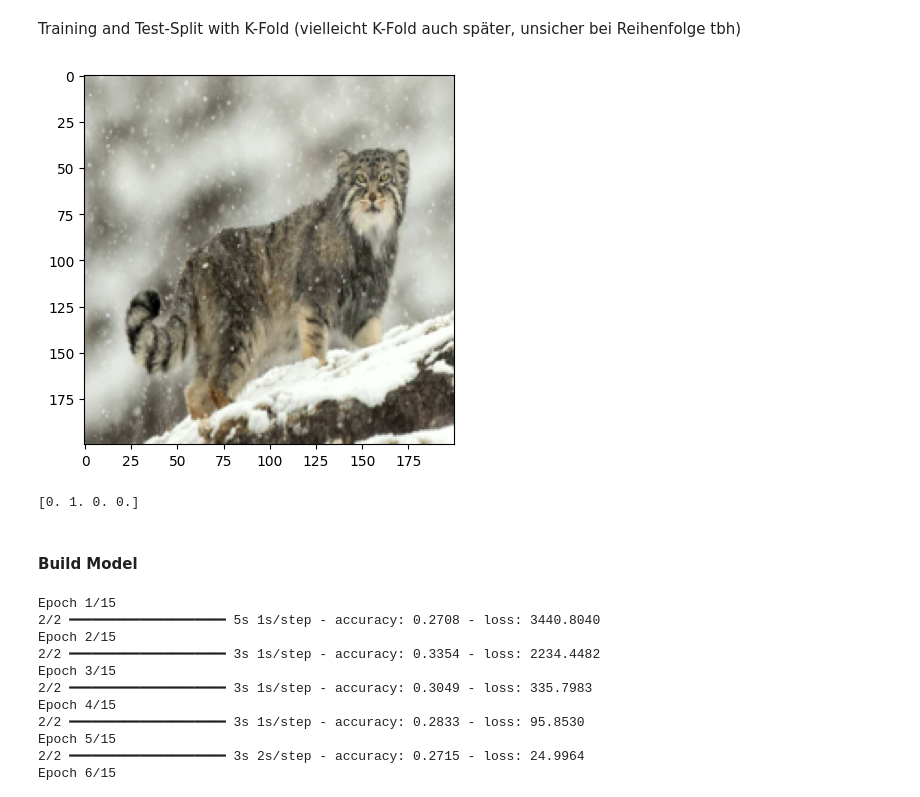
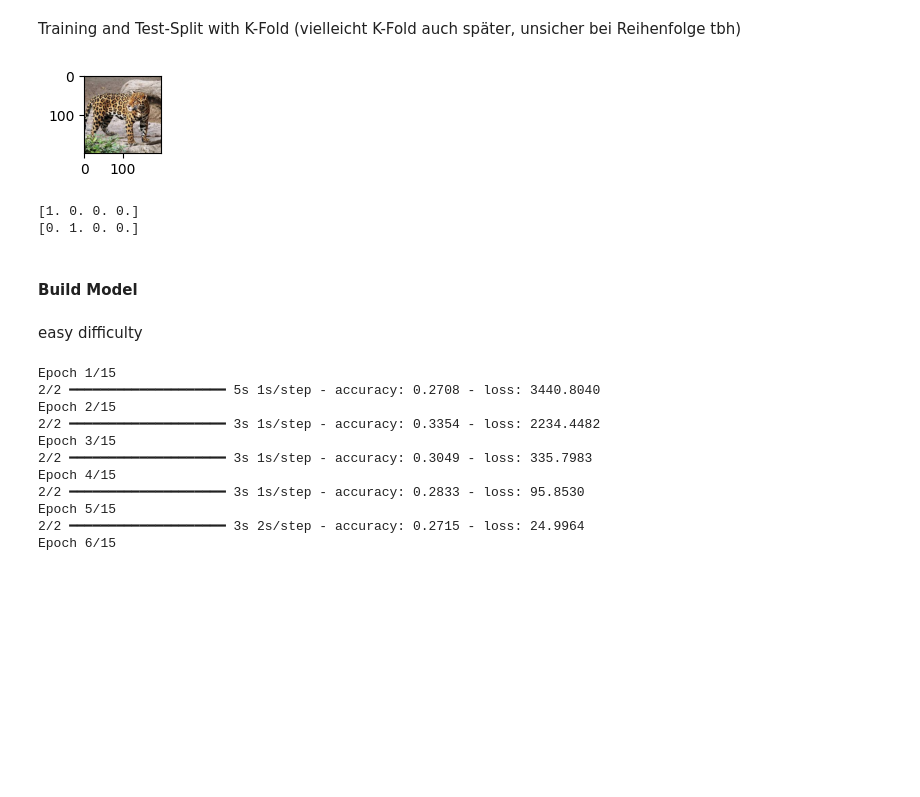
Before and after one commit to D0dizzle/Machine-and-Deep-Learning, a Jupyter notebook: Prüfung.ipynb, the cells around one changed output. Saved outputs shown, nothing was run; the diff lists cells and outputs as text; code cells hidden in the pictures; blank space fills up the shorter version.

Commit message:
Kleine Änderungen zur Difficulty

```diff
--- a/Prüfung.ipynb
+++ b/Prüfung.ipynb
@@ -48,9 +48,6 @@ print(f'Shape of images array: {aimages_e.shape}')
 # Plot images array
 fig = plt.figure(figsize=(8, 8))
 rows, columns = 8, 10
-for i in range(aimages_e.shape[0]):
-    fig.add_subplot(rows, columns, i+1)
-    plt.imshow(aimages_e[i, ...])
 for i in range(aimages_h.shape[0]):
     fig.add_subplot(rows, columns, i+1)
     plt.imshow(aimages_h[i, ...])
@@ -80,12 +77,18 @@ def augment_images(images, labels):
 a_images_e, a_labels_e = augment_images(aimages_e, labels_e)
 aug_images_e = func.images_to_array(a_images_e)
 aug_labels_e = func.images_to_array(a_labels_e)
+a_images_h, a_labels_h = augment_images(aimages_h, labels_h)
+aug_images_h = func.images_to_array(a_images_h)
+aug_labels_h = func.images_to_array(a_labels_h)
 
 fig = plt.figure(figsize=(8, 8))
 rows, columns = 8, 10
+for i in range(aug_images_h.shape[0]):
+    fig.add_subplot(rows, columns, i+1)
+    plt.imshow(aug_images_h[i, ...])
 for i in range(aug_images_e.shape[0]):
     fig.add_subplot(rows, columns, i+1)
     plt.imshow(aug_images_e[i, ...])
 plt.show()
-print(aug_labels_e)
+print(aug_labels_h)
 # %% [output]
@@ -103,8 +107,11 @@ print(aug_labels_e)
 # %% [markdown]
 Encode Labels
 # %%
-print(aug_labels_e)
 encoder = OneHotEncoder(categories=[categories_e], sparse_output=False)
 y_e = encoder.fit_transform(np.array(aug_labels_e).reshape(-1,1))
-y_e
+print(y_e)
+encoder = OneHotEncoder(categories=[categories_h], sparse_output=False)
+y_h = encoder.fit_transform(np.array(aug_labels_h).reshape(-1,1))
+print("neues Array")
+print(y_h)
 # %% [output]
@@ -138,18 +135,25 @@ array([[1., 0., 0., 0.],
 # %% [markdown]
 Training and Test-Split with K-Fold (vielleicht K-Fold auch später, unsicher bei Reihenfolge tbh)
 # %%
-data = aug_images_e
+data_e = aug_images_e
+data_h = aug_images_h
 k = 4
-image_folds_e, y_folds_e = func.slice_data_in_folds(data, y_e, k)
-
+image_folds_e, y_folds_e = func.slice_data_in_folds(data_e, y_e, k)
+image_folds_h, y_folds_h = func.slice_data_in_folds(data_h, y_h, k)
+fig = plt.figure(figsize=(2, 1))
 plt.imshow(image_folds_e[3][2])
+plt.imshow(image_folds_h[3][2])
 plt.show()
 print(y_folds_e[3][2])
+print(y_folds_h[3][2])
 # %% [output]
-[figure, old version]
+[figure, new version]
+[1. 0. 0. 0.]
 [0. 1. 0. 0.]
 # %% [markdown]
 #### Build Model
+# %% [markdown]
+easy difficulty
 # %%
 epoch = 15
 eval_accuracy = []
```
Also changed, not shown: parts of 5 cells of this notebook.
